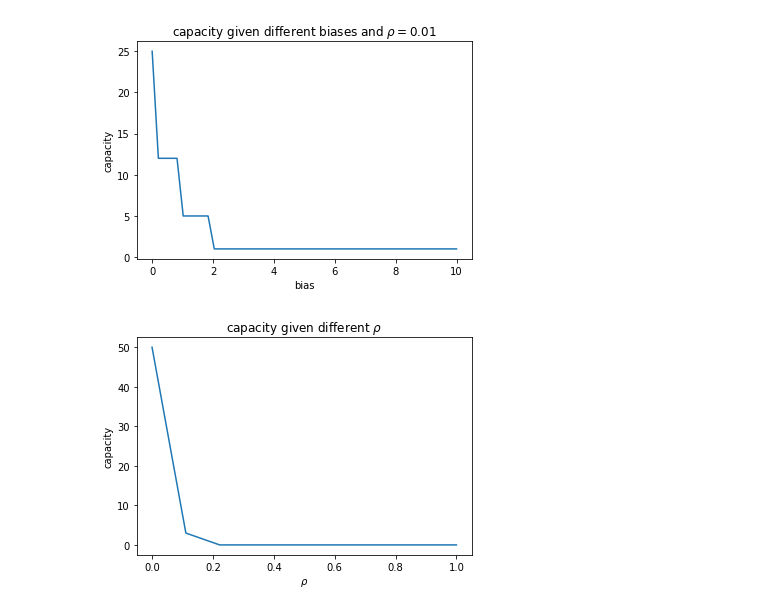
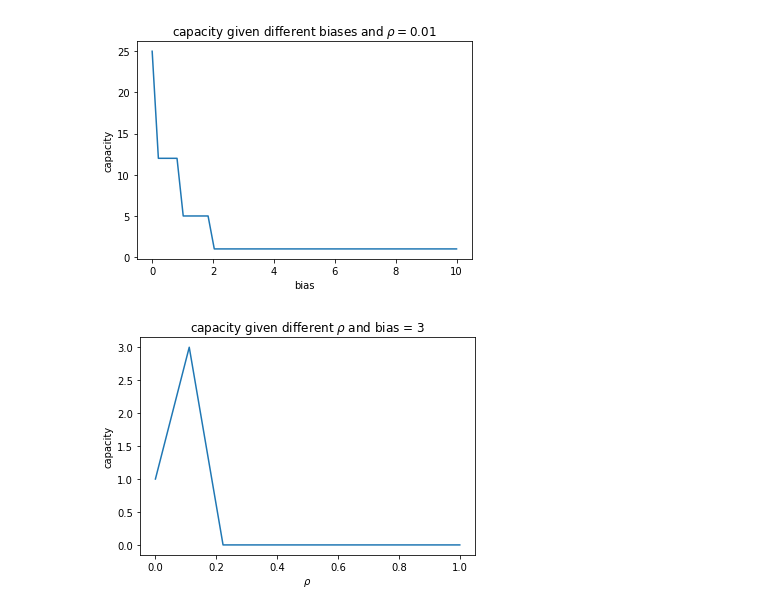
Before and after one commit to kenza-bouzid/ann_labs, a Jupyter notebook: lab3/3_6.ipynb, the cells around one changed output. Saved outputs shown, nothing was run; the diff lists cells and outputs as text; code cells hidden in the pictures.

```diff
--- a/lab3/3_6.ipynb
+++ b/lab3/3_6.ipynb
@@ -93,15 +93,15 @@ plt.show()
 # %%
 p = np.linspace(0,1,10)
 capacity = list()
 for i in p:
     data = np.random.binomial(1,i,(300,100))
-    hop_net2 = hn.HopfieldNetwork(data[:50,:],sparse=True, bias=3)
+    hop_net2 = hn.HopfieldNetwork(ut.get_data(50,data),sparse=True, bias=3)
     hop_net2.zero_self_connection()
     capacity.append(hop_net2.check_capacity())
 plt.plot(p,capacity)
 plt.xlabel(r'$\rho$')
 plt.ylabel('capacity')
-plt.title(r'capacity given different $\rho$')
+plt.title(r'capacity given different $\rho$ and bias = {}'.format(3))
 plt.show()
 # %% [output]
-[figure, old version]
+[figure, new version]
```
Also changed, not shown: parts of 1 cell of this notebook.
